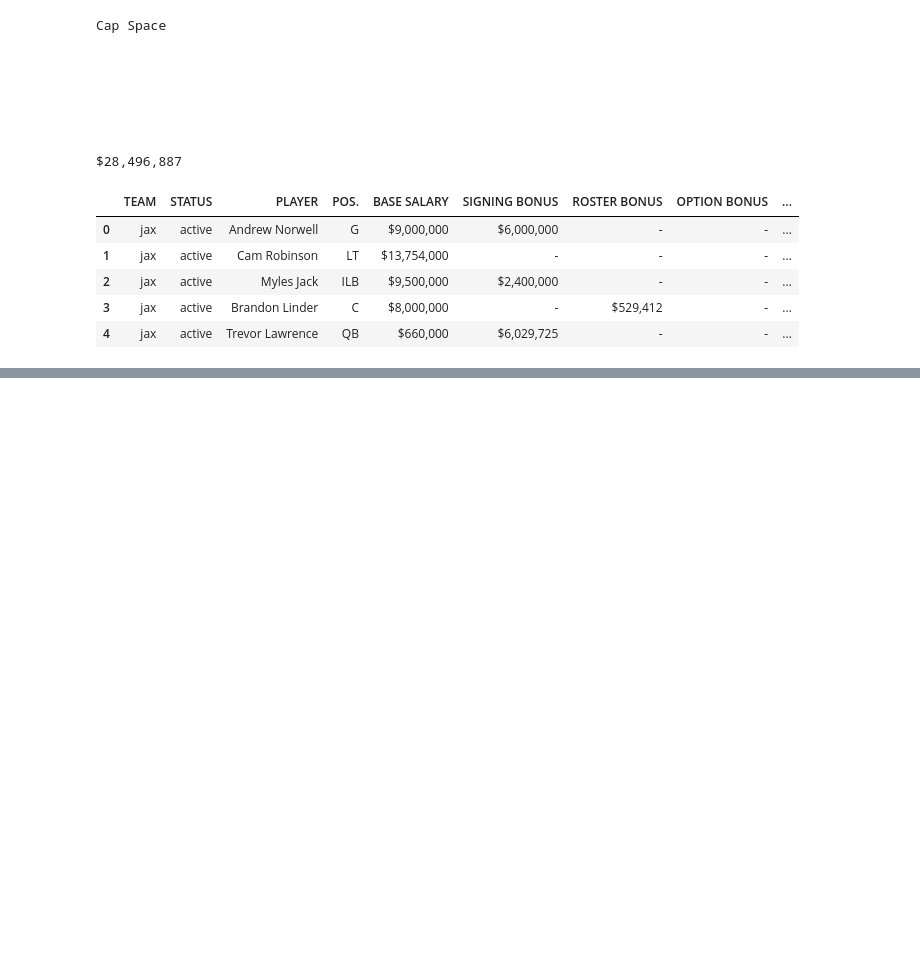
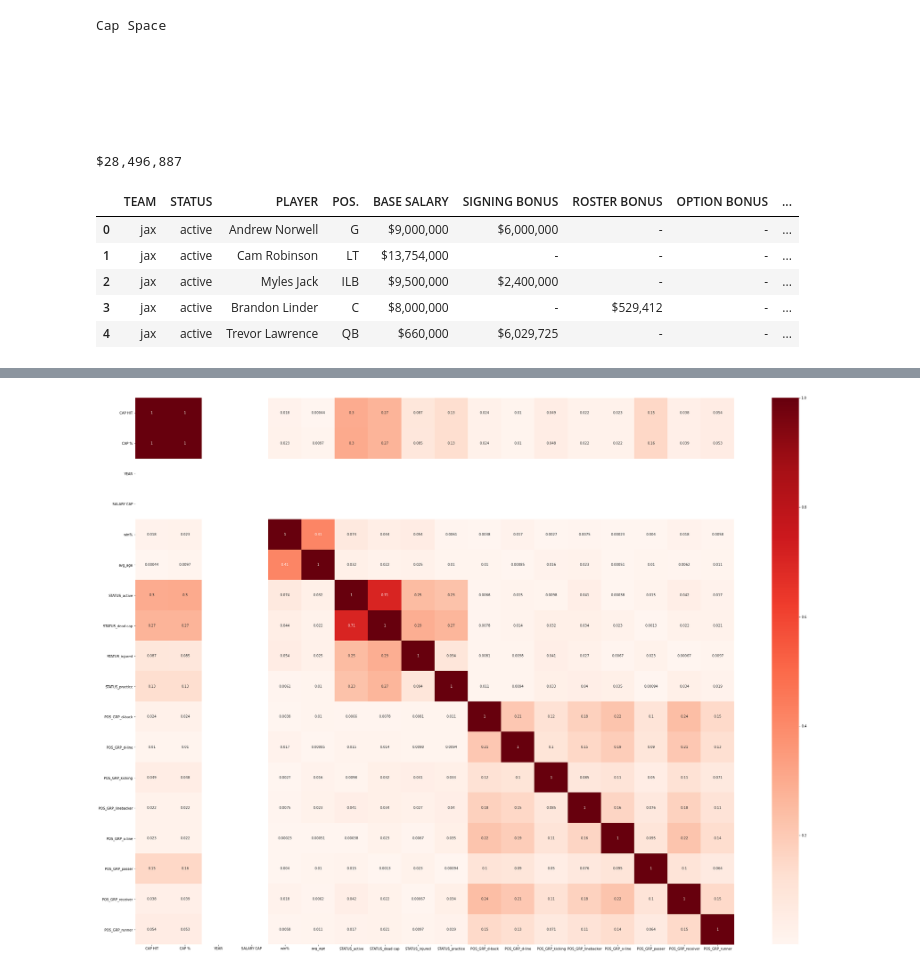
Before and after one commit to chris-helmerson/NFL_salarycap_optimization, a Jupyter notebook: Untitled.ipynb, the cells around one changed output, grey strips where cells are left out. Saved outputs shown, nothing was run; the diff lists cells and outputs as text; code cells hidden in the pictures; blank space fills up the shorter version.

```diff
--- a/Untitled.ipynb
+++ b/Untitled.ipynb
@@ -117,0 +691,2 @@ Name: PLAYER, Length: 3250, dtype: int64
+# %%
+salaries_21_merged = pd.merge(salaries_21, winpercentage_21, on = 'TEAM', how= 'outer')
@@ -117,0 +709,2 @@ Name: PLAYER, Length: 3250, dtype: int64
+# %%
+salaries_21_merged_cleaned = salaries_21_merged.drop(['signed', 'rank', 'cap_space(all)', 'year','active', 'dead', 'total_cap'], axis=1)
@@ -117,0 +824,2 @@ Name: PLAYER, Length: 3250, dtype: int64
+# %%
+salaries_21_merged_cleaned['POS_GRP'] = pos_grp_list
@@ -117,0 +842,5 @@ Name: PLAYER, Length: 3250, dtype: int64
+# %%
+model_df = salaries_21_merged_cleaned[['STATUS', 'CAP HIT', 'CAP %', 'YEAR', 'SALARY CAP', 'win%', 'avg_age', 'POS_GRP']]
+
+sal_dum_df = pd.get_dummies(model_df)
+sal_dum_df
@@ -117,0 +861,7 @@ Name: PLAYER, Length: 3250, dtype: int64
+# %%
+# Heatmap to display correlations in data
+corr = sal_dum_df.corr().abs()
+fig, ax=plt.subplots(figsize=(40,30))
+sns.heatmap(corr, cmap='Reds', annot=True);
+# %% [output]
+[figure, added]
```
Also changed, not shown: parts of 54 cells of this notebook.
